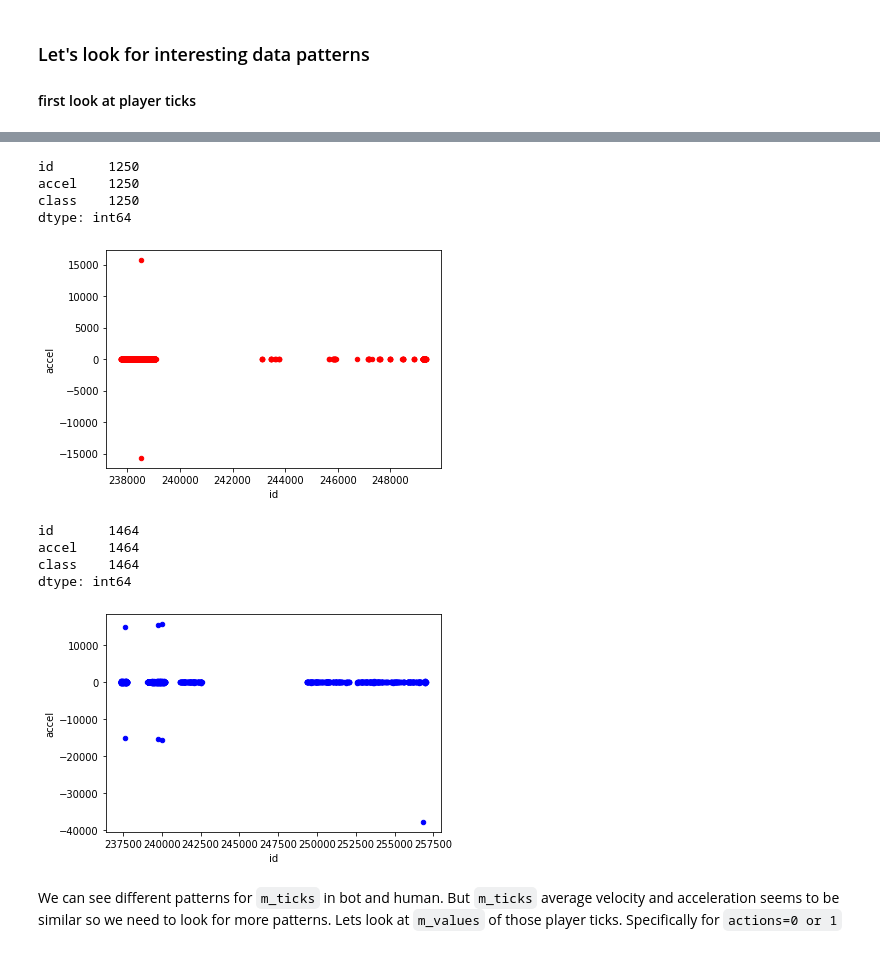
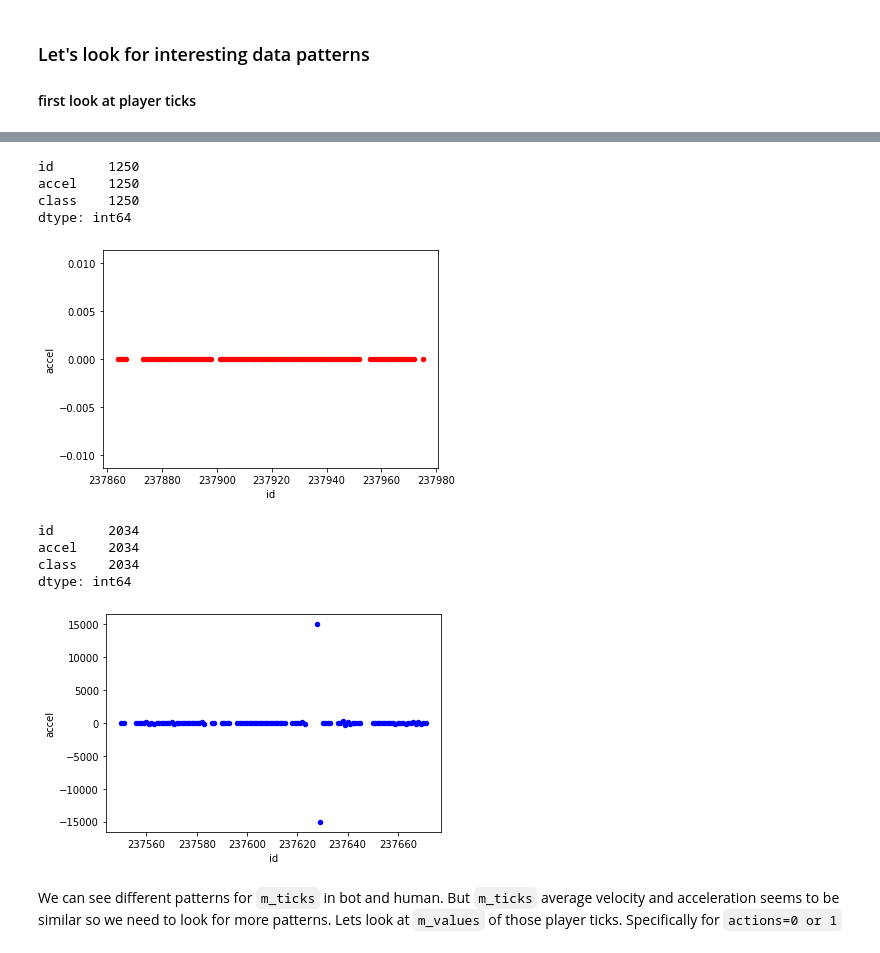
Before and after one commit to aws-samples/amazon-aurora-call-to-amazon-sagemaker-sample, a Jupyter notebook: stk-sample/env-build/sagemaker/stk-bot-detection-linear-reg-acceleration.ipynb, the cells around one changed output, grey strips where cells are left out. Saved outputs shown, nothing was run; the diff lists cells and outputs as text; code cells hidden in the pictures.

```diff
--- a/stk-sample/env-build/sagemaker/stk-bot-detection-linear-reg-acceleration.ipynb
+++ b/stk-sample/env-build/sagemaker/stk-bot-detection-linear-reg-acceleration.ipynb
@@ -193,23 +193,23 @@ dtype: int64
 # %%
 print(bot_accel_ticks.count())
-bot_accel_ticks.plot(kind='scatter',x='id',y='accel',color='red')
+bot_accel_ticks[100:200].plot(kind='scatter',x='id',y='accel',color='red')
 plt.show()
 # %% [output]
 id       1250
 accel    1250
 class    1250
 dtype: int64
-[figure, old version]
+[figure, new version]
 # %%
 print(human_accel_ticks.count())
-human_accel_ticks.plot(kind='scatter',x='id',y='accel',color='blue')
+human_accel_ticks[100:200].plot(kind='scatter',x='id',y='accel',color='blue')
 plt.show()
 # %% [output]
-id       1464
-accel    1464
-class    1464
+id       2034
+accel    2034
+class    2034
 dtype: int64
-[figure, old version]
+[figure, new version]
 # %% [markdown]
 We can see different patterns for `m_ticks` in bot and human. But `m_ticks` average velocity and acceleration seems to be similar so we need to look for more patterns. Lets look at `m_values` of those player ticks. Specifically for `actions=0 or 1`
 # %%
```
Also changed, not shown: parts of 41 cells of this notebook.
